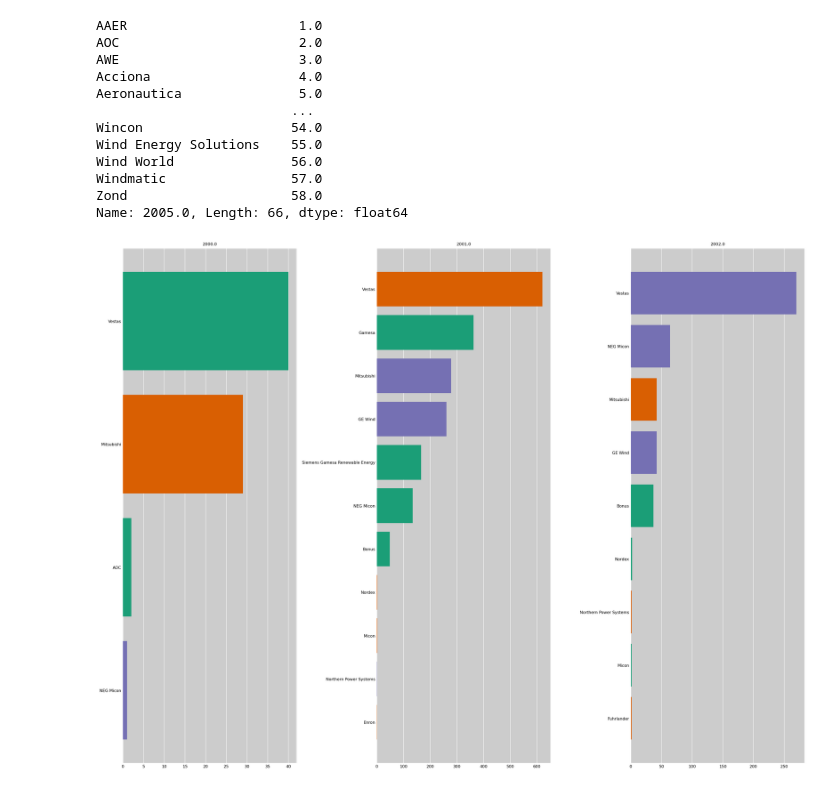
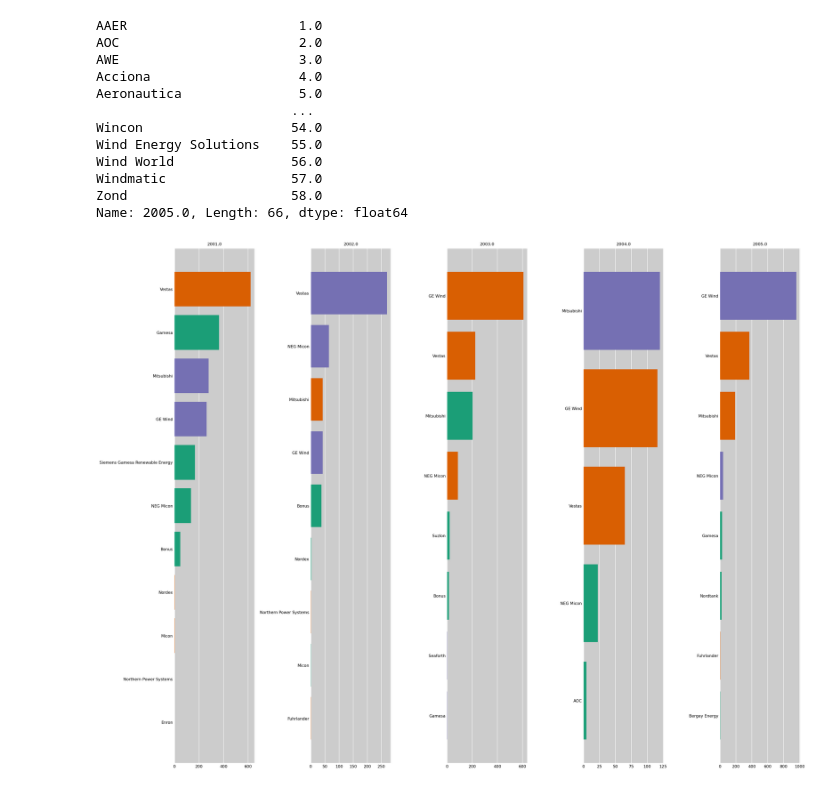
Before and after one commit to hsopel/NSS-Capstone, a Jupyter notebook: notebook/wind_manufacturers .ipynb, the cells around one changed output. Drawn from its saved outputs; the diff is of its cells as text; code cells hidden in the pictures.

```diff
--- a/notebook/wind_manufacturers .ipynb
+++ b/notebook/wind_manufacturers .ipynb
@@ -9,2 +29,3 @@ wind = gpd.read_file('../data/USWTDB/uswtdb_v3_2_20201014.geojson')
 # %%
-turbine_count_year = wind.groupby(['p_year', 't_manu']).case_id.count()
+turbine_count_year = wind.groupby(['t_manu', 'p_year']).case_id.count()
+turbine_count_year
@@ -11,4 +46,3 @@ turbine_count_year = wind.groupby(['p_year', 't_manu']).case_id.count()
 # %%
-turbine_count_year = turbine_count_year.to_frame().reset_index()
+turbine_count_year = turbine_count_year.to_frame()
 turbine_count_year_tr = turbine_count_year.transpose()
-turbine_count_year
@@ -123,15 +145,15 @@ Windmatic                57.0
 Zond                     58.0
 Name: 2005.0, Length: 66, dtype: float64
 # %%
-fig, ax_array = plt.subplots(nrows=1, ncols=3, figsize=(20, 15),
+fig, ax_array = plt.subplots(nrows=1, ncols=5, figsize=(20, 15),
                              dpi=144, tight_layout=True)
-dates = [2000.0, 2001.0, 2002.0]
+dates = [2001.0, 2002.0, 2003.0, 2004.0, 2005.0]
 for ax, date in zip(ax_array, dates):
     s = turbine_count_year_chart.loc[date].dropna()
     y = turbine_count_year_chart.loc[date].dropna().rank(method='first')
     ax.barh(y=y, width=s.values, color=colors, tick_label=s.index)
     ax.set_title(date, fontsize='smaller')
     nice_axes(ax)
 # %% [output]
-[figure, old version]
+[figure, new version]
 # %%
```
Also changed, not shown: parts of 26 cells of this notebook, 10 other files.
